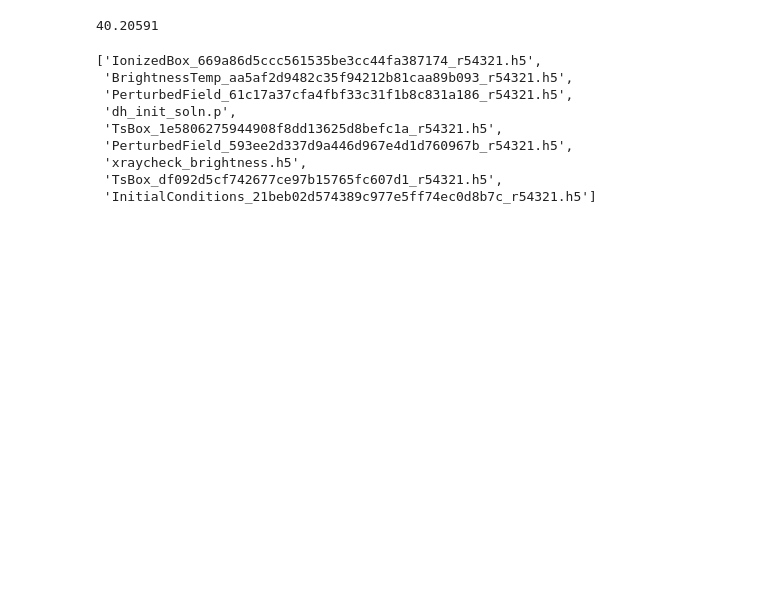
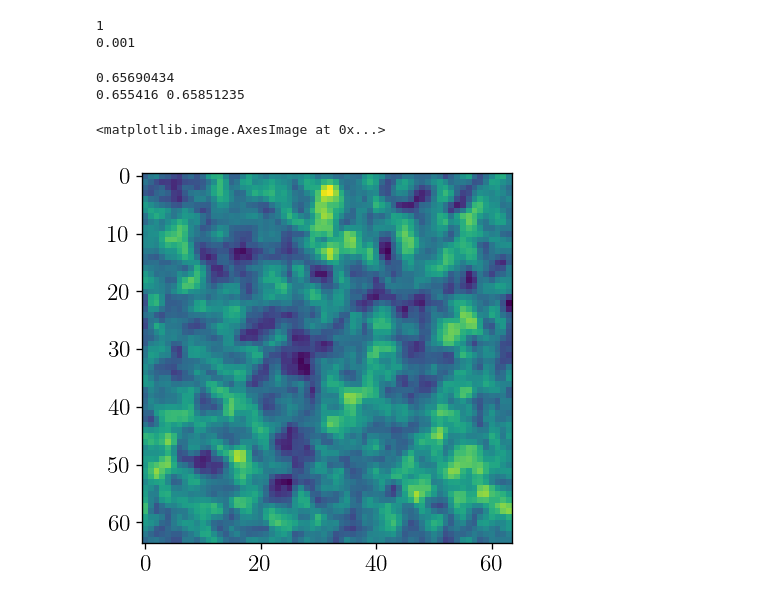
Before and after one commit to yitiansun/DM21cm, a Jupyter notebook: debug/matching.ipynb, the cells around one changed output. Drawn from its saved outputs; the diff is of its cells as text; code cells hidden in the pictures; blank space fills up the shorter version.

```diff
--- a/debug/matching.ipynb
+++ b/debug/matching.ipynb
@@ -130,8 +130,8 @@ tf_version = '230629xc'
 
 p21c_initial_conditions = p21c.initial_conditions(
     user_params = p21c.UserParams(
-        HII_DIM = 128,
-        BOX_LEN = 128 * 2, # [conformal Mpc]
+        HII_DIM = 64,
+        BOX_LEN = 64 * 2, # [conformal Mpc]
         N_THREADS = 32,
     ),
     cosmo_params = p21c.CosmoParams(
@@ -252,2 +189,22 @@ z_edges[0], z_edges[1]
+# %%
+#===== initial step =====
+#mean_T_k, mean_x_e = dh_wrapper.match(spin_temp, ionized_box)
+mean_T_k, mean_x_e = 1, 0.001
+p21c.global_params.TK_at_Z_HEAT_MAX = mean_T_k
+p21c.global_params.XION_at_Z_HEAT_MAX = mean_x_e
+
+print(p21c.global_params.TK_at_Z_HEAT_MAX)
+print(p21c.global_params.XION_at_Z_HEAT_MAX)
+# %% [output]
+1
+0.001
 # %%
-perturbed_field = p21c.perturb_field(redshift=z_edges[1], init_boxes=p21c_initial_conditions)
+perturbed_field = p21c.perturb_field(redshift=z_edges[0], init_boxes=p21c_initial_conditions)
+spin_temp = p21c.spin_temperature(
+    #perturbed_field = perturbed_field,
+    previous_spin_temp = None,
+    input_heating_box = None,
+    input_ionization_box = None,
+    input_jalpha_box = None,
+    astro_params=global_astro_params,
+)
@@ -263,18 +211,2 @@ spin_temp = p21c.spin_temperature(
-# %%
-np.mean(spin_temp.Tk_box)
-# %% [output]
-40.20591
-# %%
-os.listdir(os.environ['P21C_CACHE_DIR']+'/test')
-# %% [output]
-['IonizedBox_669a86d5ccc561535be3cc44fa387174_r54321.h5',
- 'BrightnessTemp_aa5af2d9482c35f94212b81caa89b093_r54321.h5',
- 'PerturbedField_61c17a37cfa4fbf33c31f1b8c831a186_r54321.h5',
- 'dh_init_soln.p',
- 'TsBox_1e5806275944908f8dd13625d8befc1a_r54321.h5',
- 'PerturbedField_593ee2d337d9a446d967e4d1d760967b_r54321.h5',
- 'xraycheck_brightness.h5',
- 'TsBox_df092d5cf742677ce97b15765fc607d1_r54321.h5',
- 'InitialConditions_21beb02d574389c977e5ff74ec0d8b7c_r54321.h5']
 # %%
 spin_temp, ionized_box, brightness_temp = p21c_step(perturbed_field=perturbed_field, spin_temp=None, ionized_box=None)
@@ -310,0 +213,9 @@ def p21c_step(perturbed_field, spin_temp, ionized_box,
+# %%
+print(np.mean(spin_temp.Tk_box))
+print(np.min(spin_temp.Tk_box), np.max(spin_temp.Tk_box))
+plt.imshow(spin_temp.Tk_box[5])
+# %% [output]
+0.65690434
+0.655416 0.65851235
+<matplotlib.image.AxesImage at 0x...>
+[figure, added]
```
Also changed, not shown: parts of 14 cells of this notebook, 2 other files.
